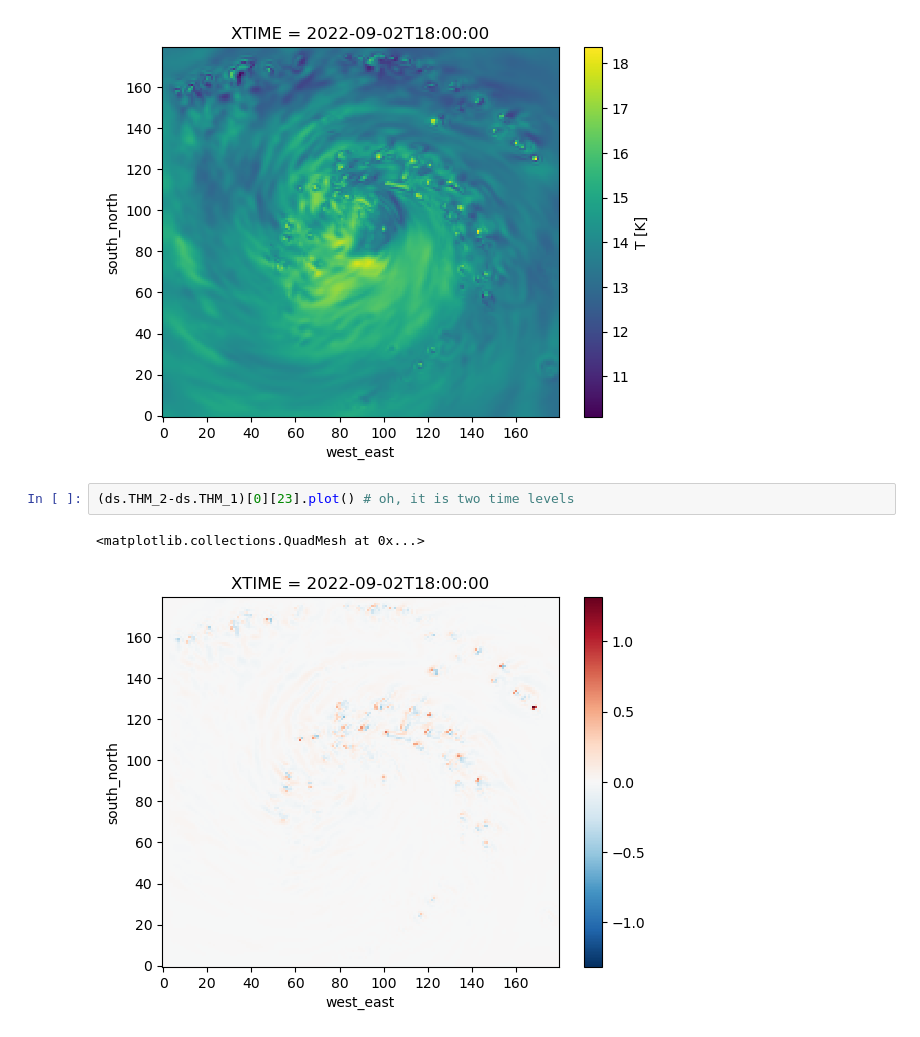
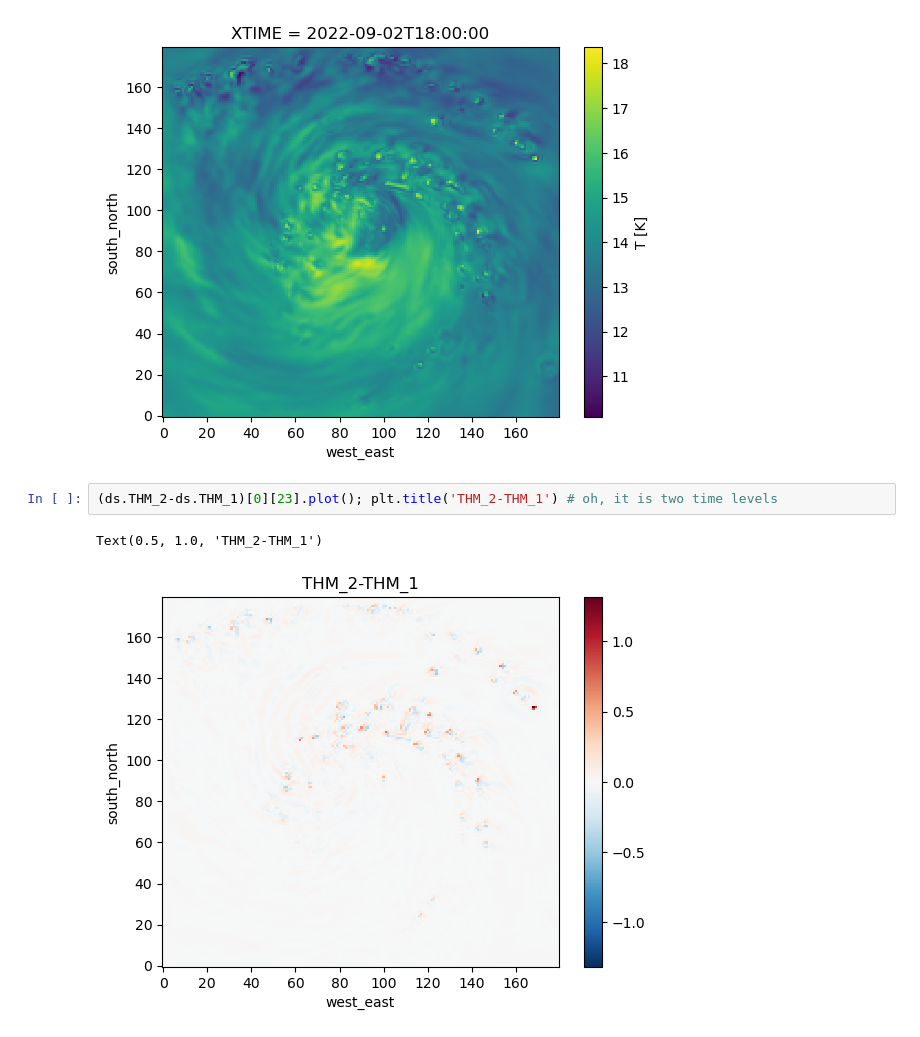
Before and after one commit to snigsam/VaporLakes, a Jupyter notebook: WRF_moisture_surgery.ipynb, the cells around one changed output. Cells and saved outputs as stored; diff of their text form.

```diff
--- a/WRF_moisture_surgery.ipynb
+++ b/WRF_moisture_surgery.ipynb
@@ -93,7 +117,7 @@ Attributes:
 <matplotlib.collections.QuadMesh at 0x...>
 [figure]
 # %%
-(ds.THM_2-ds.THM_1)[0][23].plot() # oh, it is two time levels
+(ds.THM_2-ds.THM_1)[0][23].plot(); plt.title('THM_2-THM_1') # oh, it is two time levels
 # %% [output]
-<matplotlib.collections.QuadMesh at 0x...>
+Text(0.5, 1.0, 'THM_2-THM_1')
-[figure, old version]
+[figure, new version]
```
Also changed, not shown: parts of 9 cells of this notebook.
